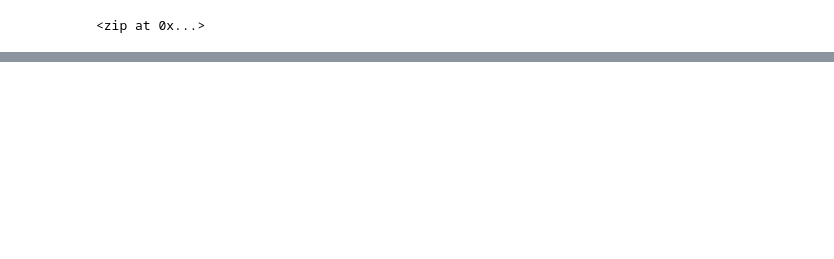
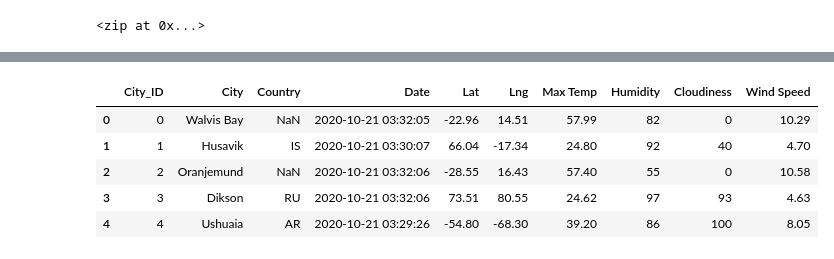
Before and after one commit to jcp650/World_Weather_Analysis, a Jupyter notebook: WeatherPy.ipynb, the cells around one changed output, grey strips where cells are left out. Saved outputs shown, nothing was run; the diff lists cells and outputs as text; code cells hidden in the pictures; blank space fills up the shorter version.

```diff
--- a/WeatherPy.ipynb
+++ b/WeatherPy.ipynb
@@ -414,0 +417,11 @@ plot_linear_regression(x_values, y_values,'Linear Regression on the Southern Hem
+# %%
+# Store the CSV you saved created in part one into a DataFrame.
+city_data_df = pd.read_csv("weather_data/cities.csv")
+city_data_df.head()
+# %% [output]
+|  | City_ID | City | Country | Date | Lat | Lng | Max Temp | Humidity | Cloudiness | Wind Speed |
+| 0 | 0 | Walvis Bay | NaN | 2020-10-21 03:32:05 | -22.96 | 14.51 | 57.99 | 82 | 0 | 10.29 |
+| 1 | 1 | Husavik | IS | 2020-10-21 03:30:07 | 66.04 | -17.34 | 24.80 | 92 | 40 | 4.70 |
+| 2 | 2 | Oranjemund | NaN | 2020-10-21 03:32:06 | -28.55 | 16.43 | 57.40 | 55 | 0 | 10.58 |
+| 3 | 3 | Dikson | RU | 2020-10-21 03:32:06 | 73.51 | 80.55 | 24.62 | 97 | 93 | 4.63 |
+| 4 | 4 | Ushuaia | AR | 2020-10-21 03:29:26 | -54.80 | -68.30 | 39.20 | 86 | 100 | 8.05 |
```
Also changed, not shown: parts of 36 cells of this notebook, 7 other files.
